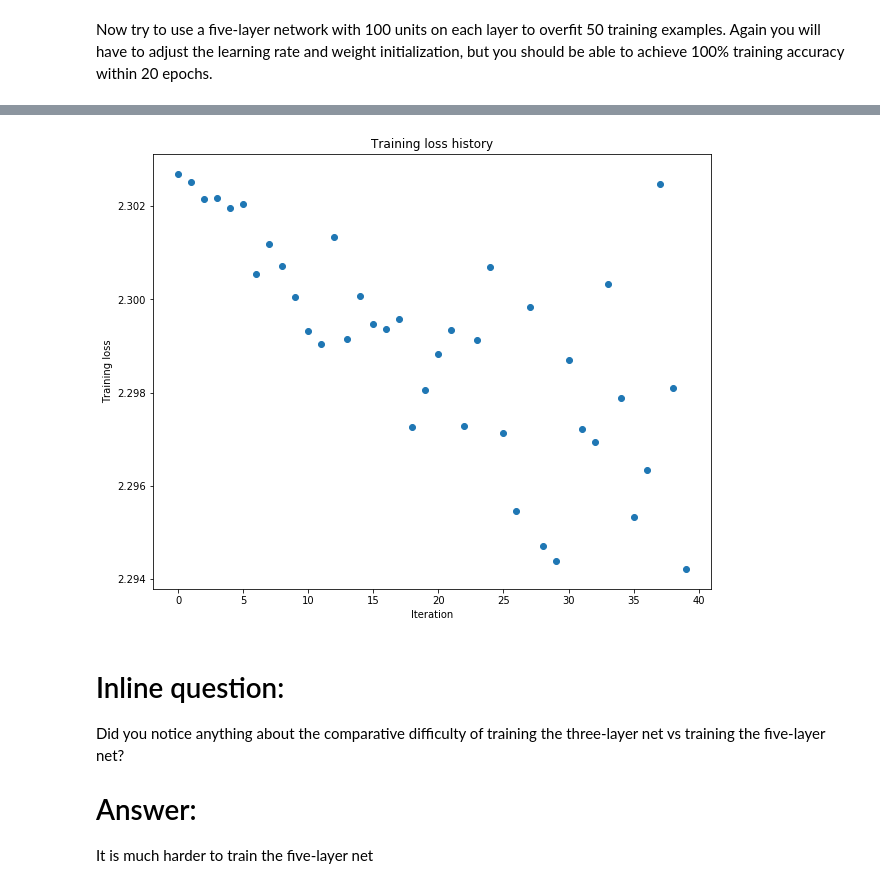
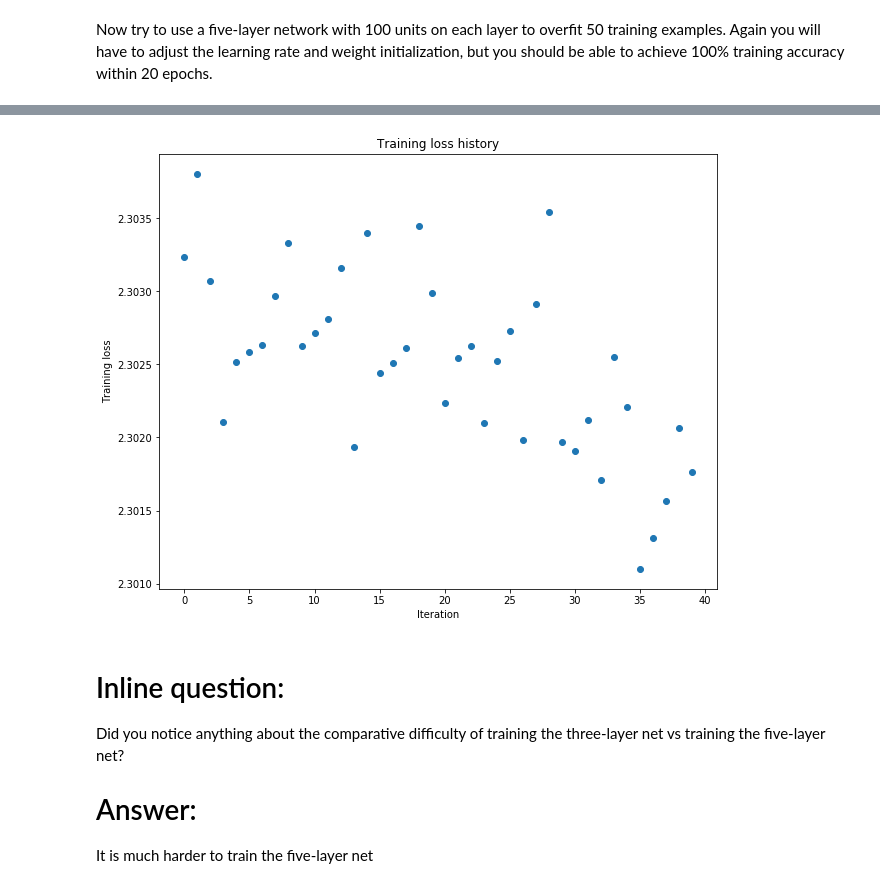
Before and after one commit to tangoclinh1995/COMP4901JAssignment2, a Jupyter notebook: FullyConnectedNets.ipynb, the cells around one changed output, grey strips where cells are left out. Drawn from its saved outputs; the diff is of its cells as text; code cells hidden in the pictures.

```diff
--- a/FullyConnectedNets.ipynb
+++ b/FullyConnectedNets.ipynb
@@ -490,12 +489,12 @@ small_data = {
   'y_val': data['y_val'],
 }
 
-learning_rate = 1e-2
-weight_scale = 1e-2
+learning_rate = 0.001
+weight_scale = 0.008
 model = FullyConnectedNet([100, 100, 100, 100],
-                weight_scale=weight_scale, dtype=np.float64)
+                weight_scale = weight_scale, dtype = np.float64)
 solver = Solver(model, small_data,
-                print_every=10, num_epochs=20, batch_size=25,
+                print_every = 10, num_epochs = 20, batch_size = 25,
                 update_rule='sgd',
                 optim_config={
                   'learning_rate': learning_rate,
@@ -529,4 +528,4 @@ plt.show()
-[figure, old version]
+[figure, new version]
 # %% [markdown]
 # Inline question:
 Did you notice anything about the comparative difficulty of training the three-layer net vs training the five-layer net?
```
Also changed, not shown: parts of 7 cells of this notebook, 7 other files.
